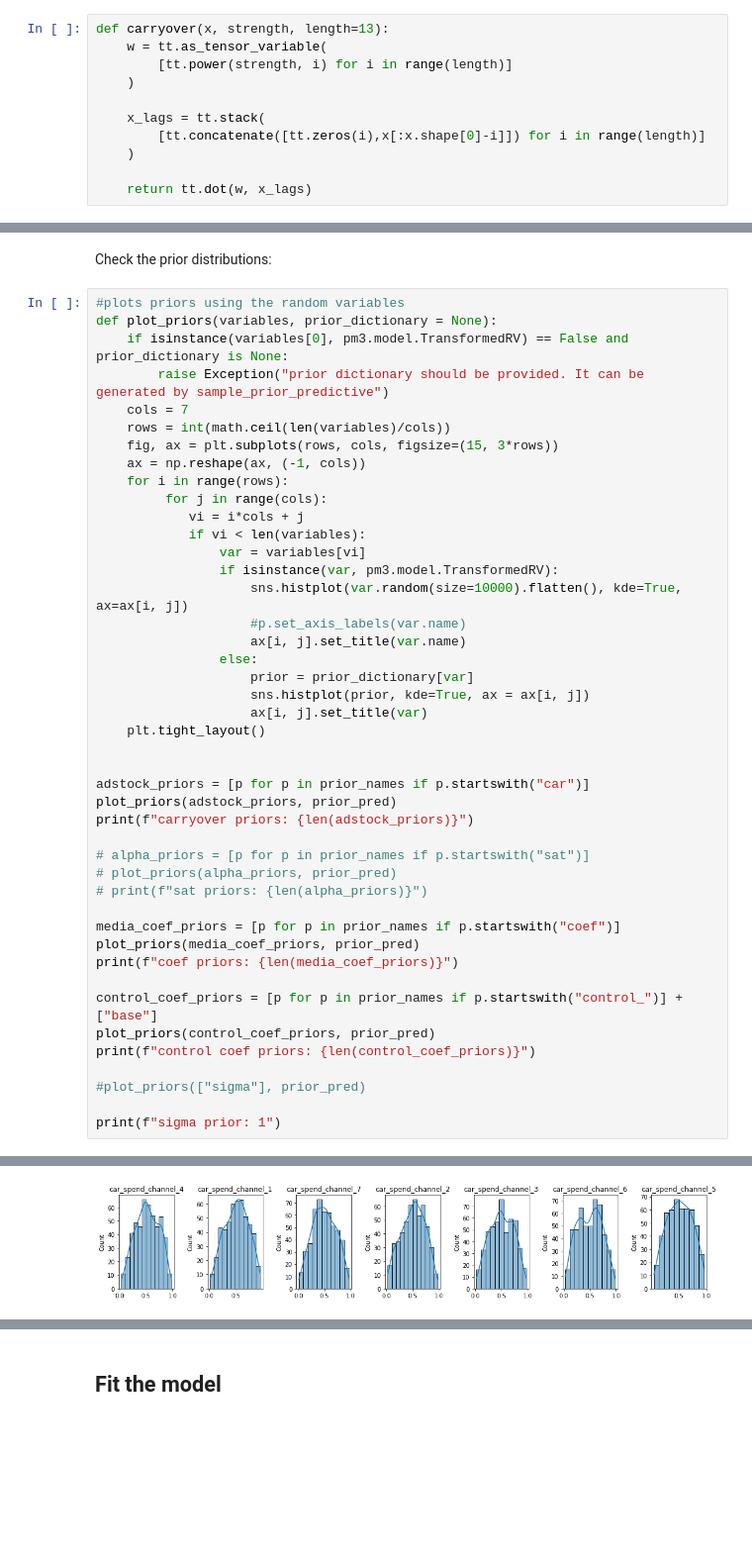
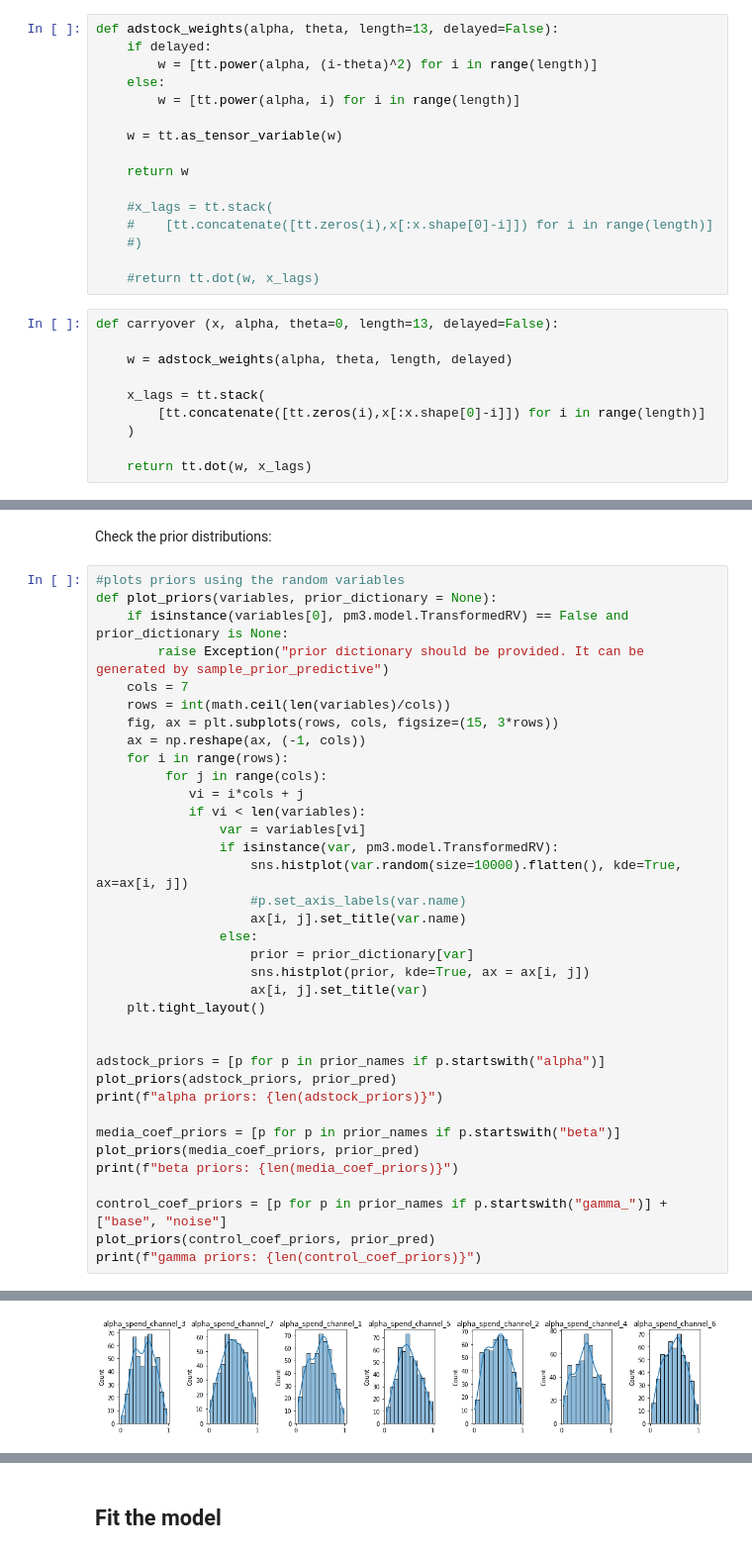
Before and after one commit to OnurKerimoglu/bayesian_mmm, a Jupyter notebook: examples/bayesian_mmm_example_enhanced_newdataset.ipynb, the cells around one changed output, grey strips where cells are left out. Shown at 99% size. Cells and saved outputs as stored; diff of their text form; blank space fills up the shorter version.

Commit message:
consistent use of symbols throughout; introduced lagged version of adstock function

```diff
--- a/examples/bayesian_mmm_example_enhanced_newdataset.ipynb
+++ b/examples/bayesian_mmm_example_enhanced_newdataset.ipynb
@@ -115,8 +121,23 @@ where, $w_m$ describes the weight of the effect on each time step $l$, that last
+# %%
+def adstock_weights(alpha, theta, length=13, delayed=False):
+    if delayed:
+        w = [tt.power(alpha, (i-theta)^2) for i in range(length)]
+    else:
+        w = [tt.power(alpha, i) for i in range(length)]
+
+    w = tt.as_tensor_variable(w)
+
+    return w
+
+    #x_lags = tt.stack(
+    #    [tt.concatenate([tt.zeros(i),x[:x.shape[0]-i]]) for i in range(length)]
+    #)
+
+    #return tt.dot(w, x_lags)
 # %%
-def carryover(x, strength, length=13):
-    w = tt.as_tensor_variable(
-        [tt.power(strength, i) for i in range(length)]
-    )
+def carryover (x, alpha, theta=0, length=13, delayed=False):
+
+    w = adstock_weights(alpha, theta, length, delayed)
 
     x_lags = tt.stack(
         [tt.concatenate([tt.zeros(i),x[:x.shape[0]-i]]) for i in range(length)]
@@ -239,23 +263,15 @@ def plot_priors(variables, prior_dictionary = None):
     plt.tight_layout()
 
 
-adstock_priors = [p for p in prior_names if p.startswith("car")]
+adstock_priors = [p for p in prior_names if p.startswith("alpha")]
 plot_priors(adstock_priors, prior_pred)
-print(f"carryover priors: {len(adstock_priors)}")
+print(f"alpha priors: {len(adstock_priors)}")
 
-# alpha_priors = [p for p in prior_names if p.startswith("sat")]
-# plot_priors(alpha_priors, prior_pred)
-# print(f"sat priors: {len(alpha_priors)}")
+media_coef_priors = [p for p in prior_names if p.startswith("beta")]
+plot_priors(media_coef_priors, prior_pred)
+print(f"beta priors: {len(media_coef_priors)}")
 
-media_coef_priors = [p for p in prior_names if p.startswith("coef")]
-plot_priors(media_coef_priors, prior_pred)
-print(f"coef priors: {len(media_coef_priors)}")
-
-control_coef_priors = [p for p in prior_names if p.startswith("control_")] + ["base"]
+control_coef_priors = [p for p in prior_names if p.startswith("gamma_")] + ["base", "noise"]
 plot_priors(control_coef_priors, prior_pred)
-print(f"control coef priors: {len(control_coef_priors)}")
-
-#plot_priors(["sigma"], prior_pred)
-
-print(f"sigma prior: 1")
+print(f"gamma priors: {len(control_coef_priors)}")
 # %% [output]
@@ -266 +281 @@ sigma prior: 1
-[figure, old version]
+[figure, new version]
```
Also changed, not shown: parts of 13 cells of this notebook.
